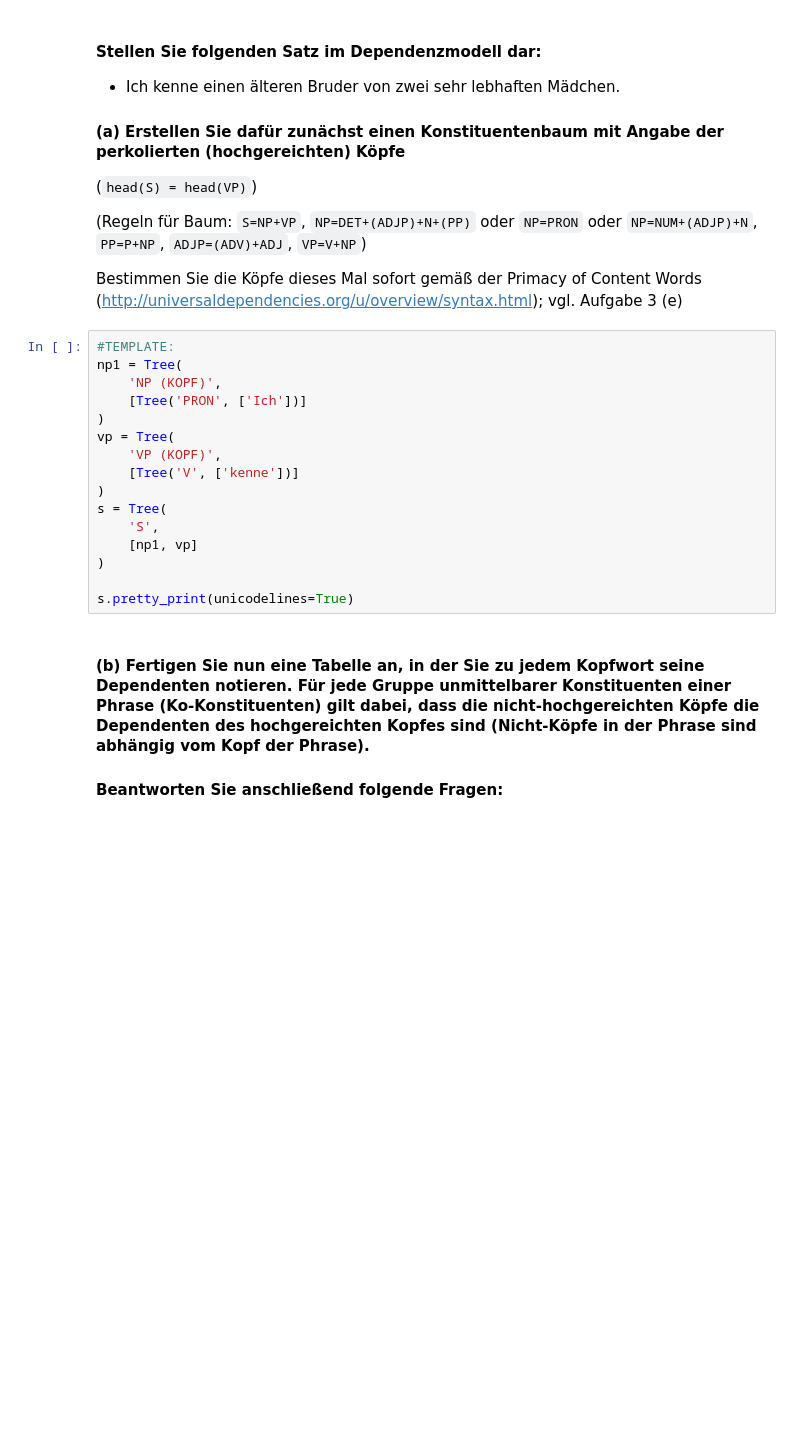
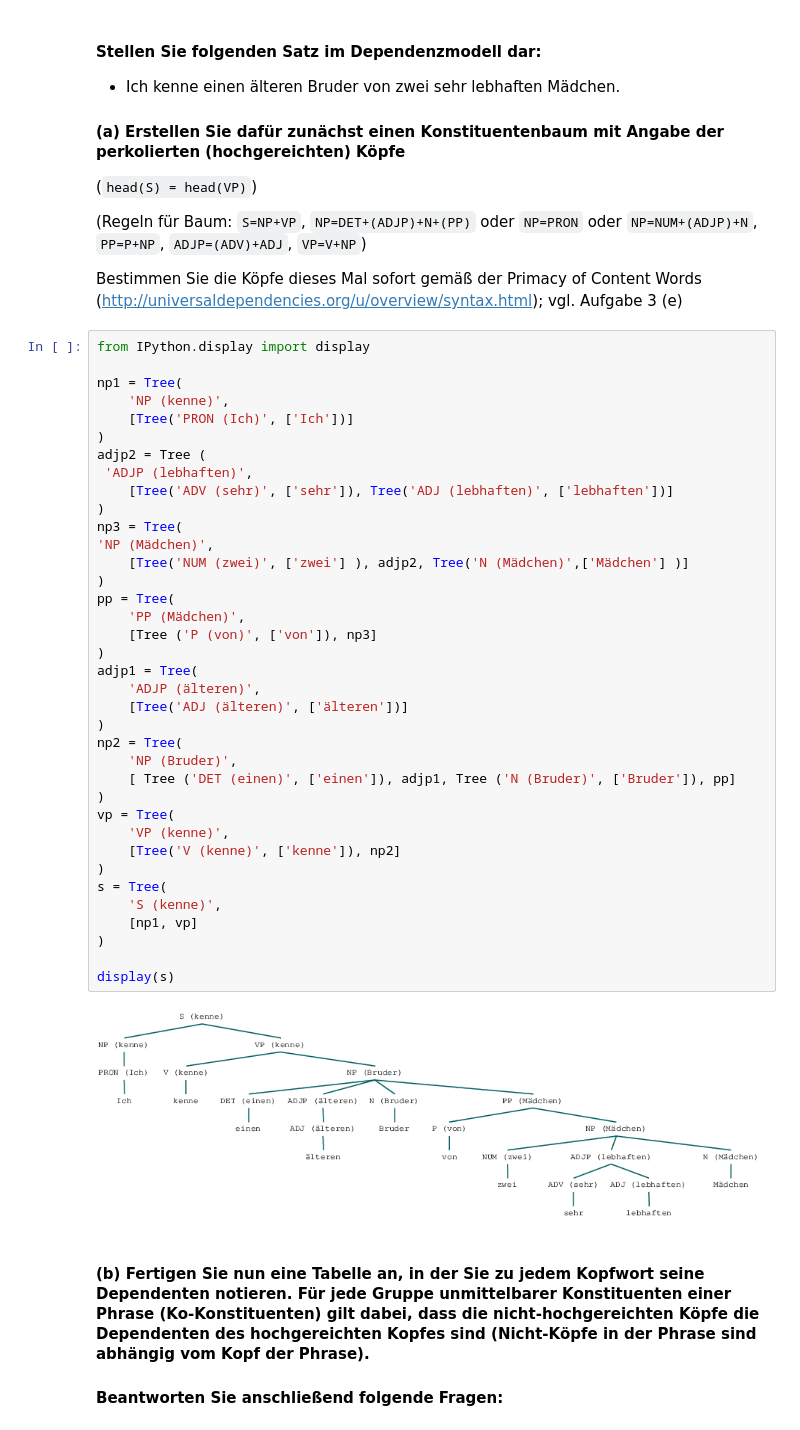
Before and after one commit to awisiorek/syntax-1819, a Jupyter notebook: uebung/05-solution.ipynb, the cells around one changed output. Saved outputs shown, nothing was run; the diff lists cells and outputs as text; blank space fills up the shorter version.

```diff
--- a/uebung/05-notebook-after-class.ipynb
+++ b/uebung/05-solution.ipynb
@@ -414,22 +414,45 @@ SingleChoice(children=(HTML(value='<h4 style="font-size:14px;">Wie könnte man a
 `S=NP+VP`, `NP=DET+(ADJP)+N+(PP)` oder `NP=PRON` oder `NP=NUM+(ADJP)+N`, `PP=P+NP`, `ADJP=(ADV)+ADJ`, `VP=V+NP`)
 
 Bestimmen Sie die Köpfe dieses Mal sofort gemäß der Primacy of Content Words (http://universaldependencies.org/u/overview/syntax.html); vgl. Aufgabe 3 (e)
-# %%
-#TEMPLATE:
-np1 = Tree(
-    'NP (KOPF)',
-    [Tree('PRON', ['Ich'])]
-)
-vp = Tree(
-    'VP (KOPF)',
-    [Tree('V', ['kenne'])]
-)
-s = Tree(
-    'S',
-    [np1, vp]
-)
-
-s.pretty_print(unicodelines=True)
+# %%
+from IPython.display import display
+
+np1 = Tree(
+    'NP (kenne)',
+    [Tree('PRON (Ich)', ['Ich'])]
+)
+adjp2 = Tree (
+ 'ADJP (lebhaften)',
+    [Tree('ADV (sehr)', ['sehr']), Tree('ADJ (lebhaften)', ['lebhaften'])]
+)
+np3 = Tree(
+'NP (Mädchen)',
+    [Tree('NUM (zwei)', ['zwei'] ), adjp2, Tree('N (Mädchen)',['Mädchen'] )]
+)
+pp = Tree(
+    'PP (Mädchen)',
+    [Tree ('P (von)', ['von']), np3]
+)
+adjp1 = Tree(
+    'ADJP (älteren)',
+    [Tree('ADJ (älteren)', ['älteren'])]
+)
+np2 = Tree(
+    'NP (Bruder)',
+    [ Tree ('DET (einen)', ['einen']), adjp1, Tree ('N (Bruder)', ['Bruder']), pp]
+)
+vp = Tree(
+    'VP (kenne)',
+    [Tree('V (kenne)', ['kenne']), np2]
+)
+s = Tree(
+    'S (kenne)',
+    [np1, vp]
+)
+
+display(s)
+# %% [output]
+[figure, added]
 # %% [markdown]
 #### (b) Fertigen Sie nun eine Tabelle an, in der Sie zu jedem Kopfwort seine Dependenten notieren. Für jede Gruppe unmittelbarer Konstituenten einer Phrase (Ko-Konstituenten) gilt dabei, dass die nicht-hochgereichten Köpfe die Dependenten des hochgereichten Kopfes sind (Nicht-Köpfe in der Phrase sind abhängig vom Kopf der Phrase).
 
```
Also changed, not shown: parts of 8 cells of this notebook.
